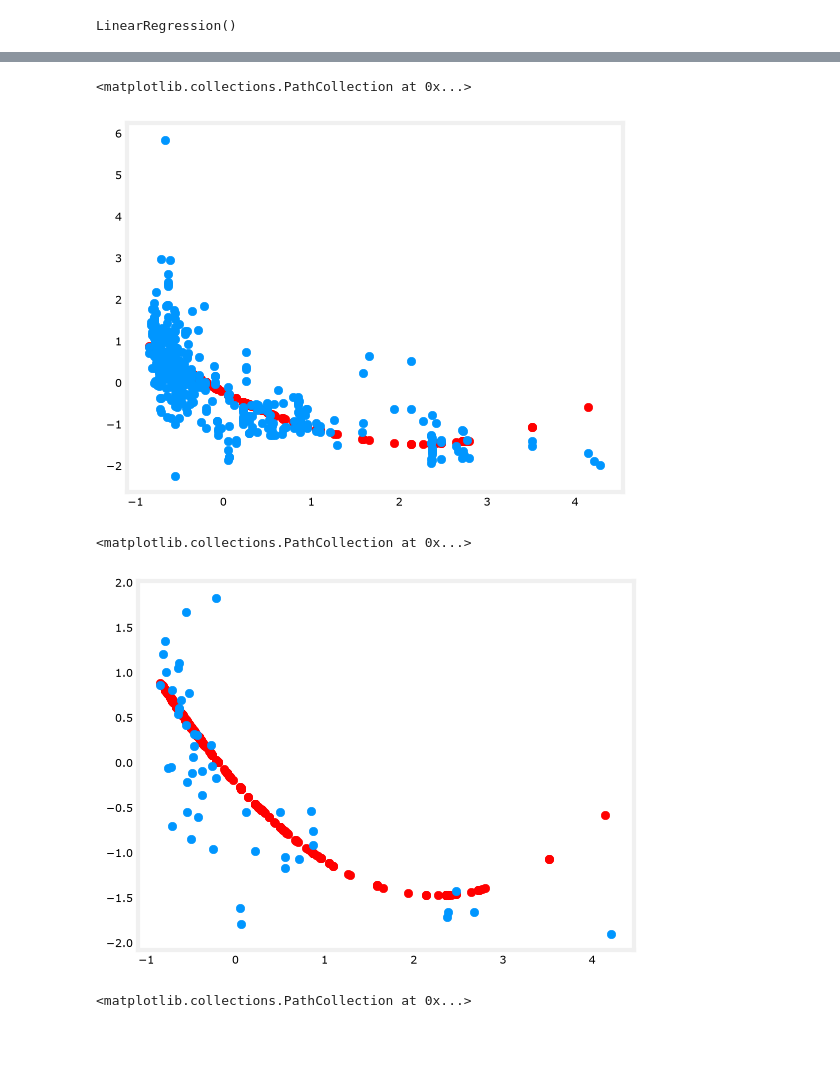
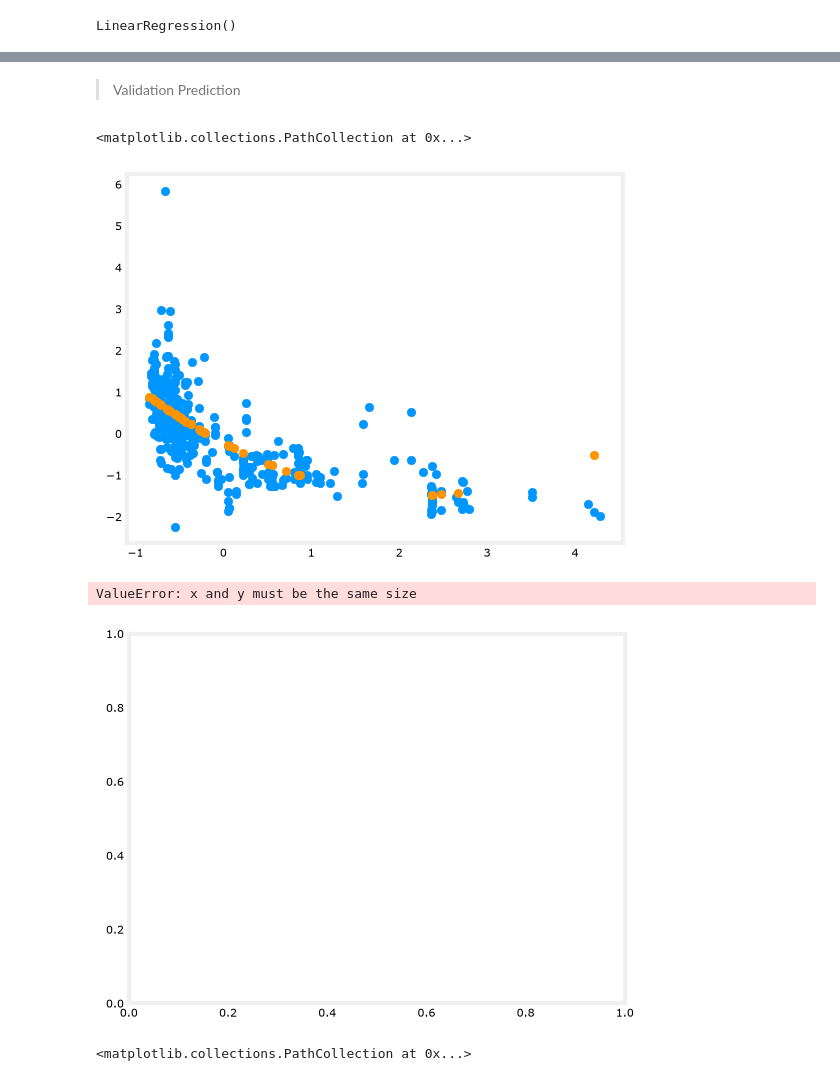
Before and after one commit to Lester-723/Data-Analytics-Projects-, a Jupyter notebook: Practice/Multivariate Polynomial Regression - Test.ipynb, the cells around one changed output, grey strips where cells are left out. Drawn from its saved outputs; the diff is of its cells as text; code cells hidden in the pictures; blank space fills up the shorter version.

```diff
--- a/Practice/Multivariate Polynomial Regression - Test.ipynb
+++ b/Practice/Multivariate Polynomial Regression - Test.ipynb
@@ -204,0 +198,4 @@ poly_model = LinearRegression()
+# %%
+model = LinearRegression()
+# %%
+poly.fit(x_poly_train_, y_poly_train)
@@ -205,8 +204,8 @@ poly_model = LinearRegression()
 # %%
-poly_model.fit(x_poly_train, y_poly_train)
+model.fit(x_poly_train_, y_poly_train)
 # %% [output]
 LinearRegression()
 # %%
-y_poly_pred = poly_model.predict(x_poly_train)
-y_poly_val_pred = poly_model.predict(x_poly_val)
+y_poly_pred = model.predict(x_poly_train_)
+y_poly_val_pred = model.predict(x_poly_val_)
 # %%
@@ -215,15 +222,17 @@ validation_poly_accuracy = poly_model.score(x_poly_val ,y_poly_val)
+# %% [markdown]
+> Validation Prediction
 # %%
-plt.scatter(x_poly_train[:,1],poly_model.predict(x_poly_train), color = 'red')
 plt.scatter(x_uni_features_stand,y_features_stand)
+plt.scatter(x_poly_val,y_poly_val_pred)
 # %% [output]
 <matplotlib.collections.PathCollection at 0x...>
-[figure, old version]
+[figure, new version]
 # %%
-plt.scatter(x_poly_train[:,1],poly_model.predict(x_poly_train), color = 'red')
-plt.scatter(x_poly_val[:,1],y_poly_val)
+plt.scatter(x_poly_train_,y_poly_pred, color = 'red')
+plt.scatter(x_poly_val_,y_poly_val)
 # %% [output]
-<matplotlib.collections.PathCollection at 0x...>
+ValueError: x and y must be the same size
-[figure, old version]
+[figure, new version]
 # %%
 plt.scatter(x_poly_val[:,1],poly_model.predict(x_poly_val), color = 'red')
 plt.scatter(x_poly_test[:,1],y_poly_test)
```
Also changed, not shown: parts of 9 cells of this notebook.
